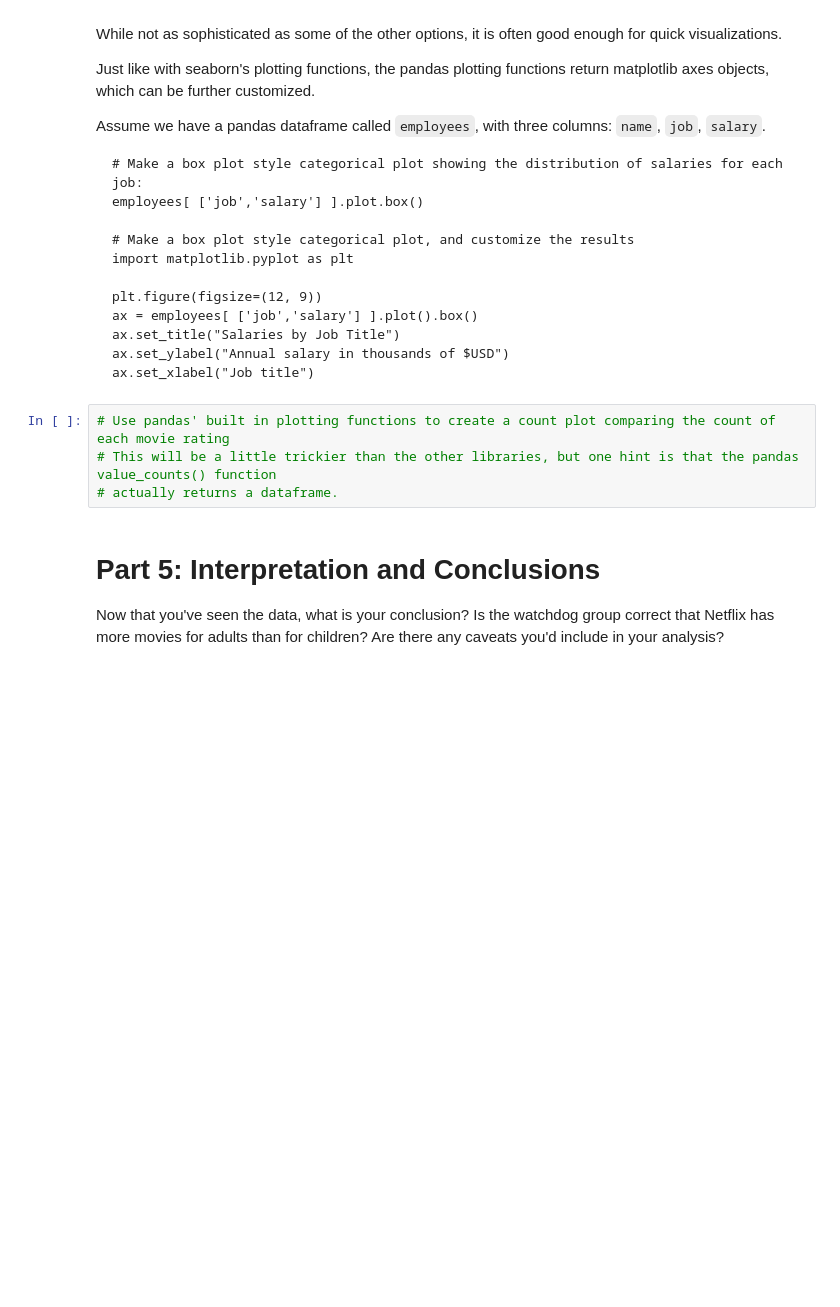
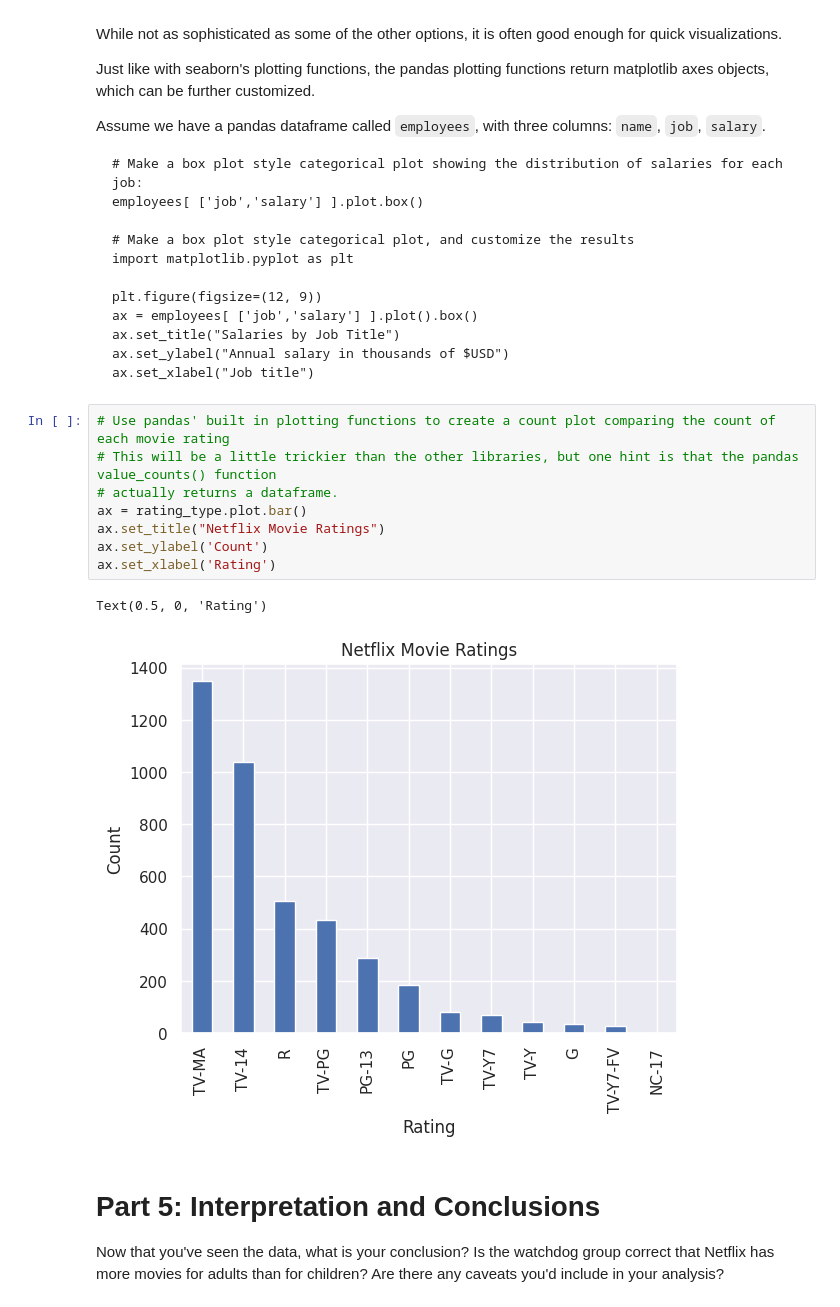
Before and after one commit to SimonRandall/cse210-projects, a Jupyter notebook: notebooks/Exploration_01.ipynb, the cells around one changed output. Saved outputs shown, nothing was run; the diff lists cells and outputs as text; blank space fills up the shorter version.

```diff
--- a/notebooks/Exploration_01.ipynb
+++ b/notebooks/Exploration_01.ipynb
@@ -259,7 +285,14 @@ Assume we have a pandas dataframe called `employees`, with three columns: `name`
 # %%
 # Use pandas' built in plotting functions to create a count plot comparing the count of each movie rating
 # This will be a little trickier than the other libraries, but one hint is that the pandas value_counts() function
 # actually returns a dataframe.
+ax = rating_type.plot.bar()
+ax.set_title("Netflix Movie Ratings")
+ax.set_ylabel('Count')
+ax.set_xlabel('Rating')
+# %% [output]
+Text(0.5, 0, 'Rating')
+[figure, added]
 # %% [markdown]
 # Part 5: Interpretation and Conclusions
 
```
Also changed, not shown: parts of 7 cells of this notebook.
